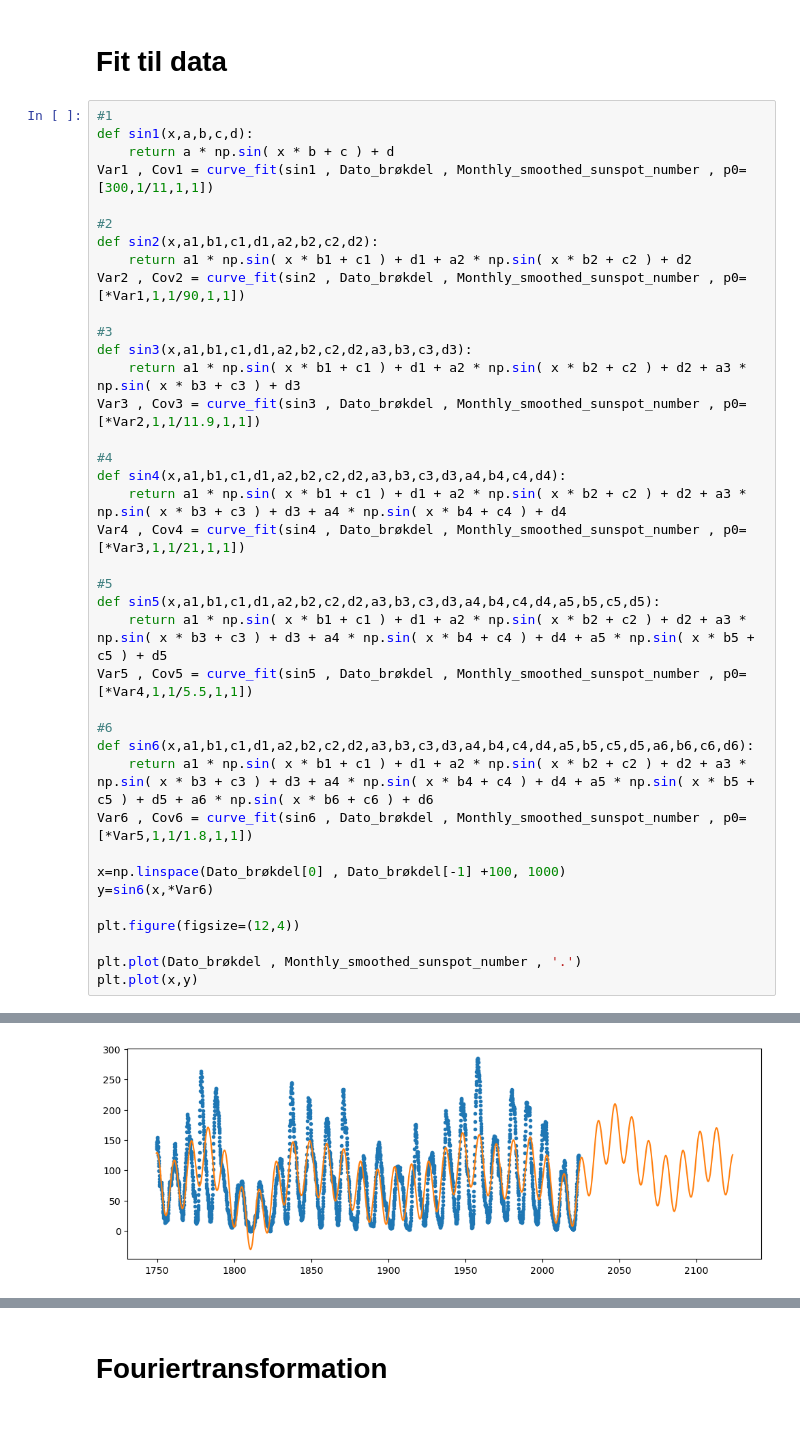
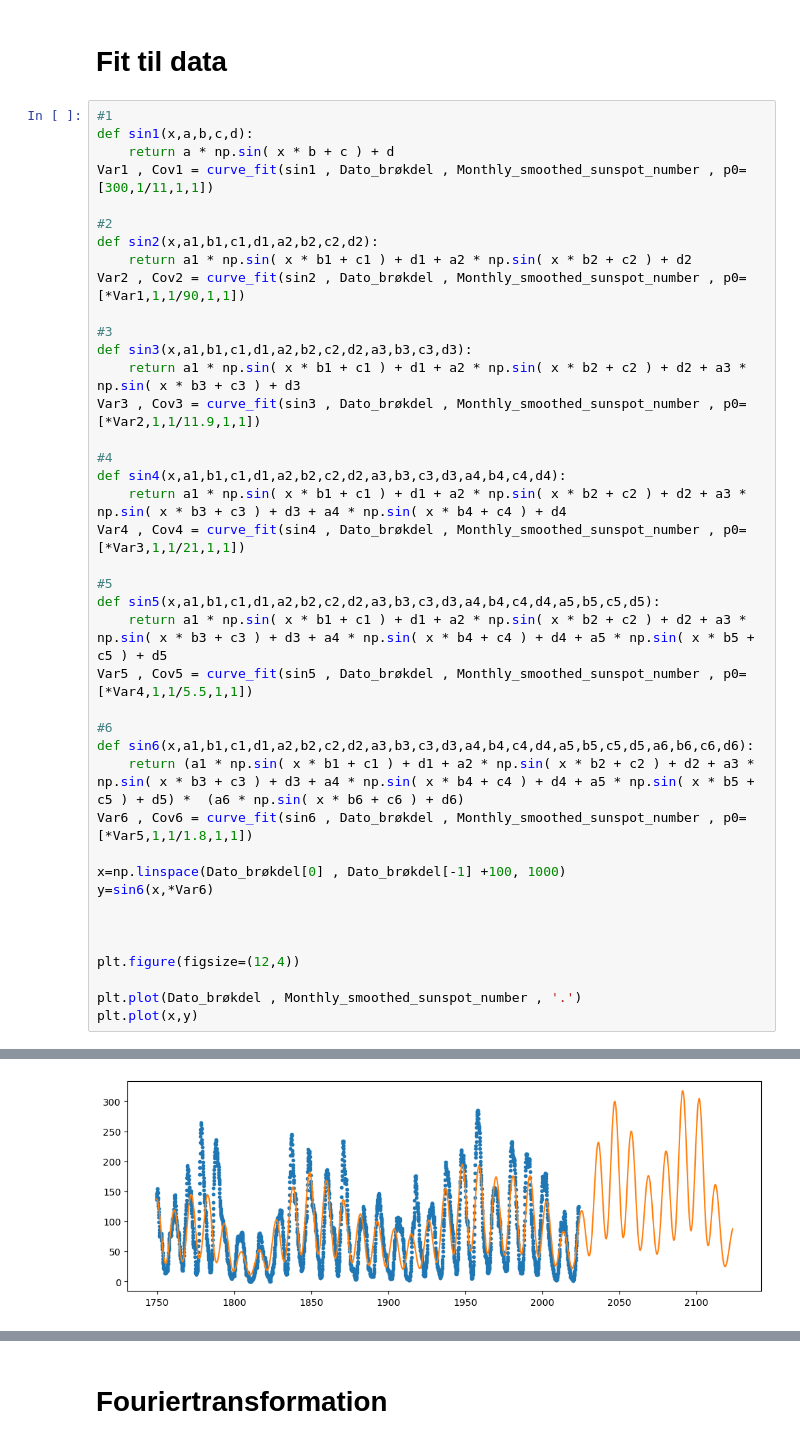
Before and after one commit to Focus9752/Solpletter_projekt, a Jupyter notebook: ok/Solpletanalyse.ipynb, the cells around one changed output, grey strips where cells are left out. Drawn from its saved outputs; the diff is of its cells as text.

```diff
--- a/ok/Solpletanalyse.ipynb
+++ b/ok/Solpletanalyse.ipynb
@@ -114,12 +114,14 @@ Var5 , Cov5 = curve_fit(sin5 , Dato_brøkdel , Monthly_smoothed_sunspot_number ,
 
 #6
 def sin6(x,a1,b1,c1,d1,a2,b2,c2,d2,a3,b3,c3,d3,a4,b4,c4,d4,a5,b5,c5,d5,a6,b6,c6,d6):
-    return a1 * np.sin( x * b1 + c1 ) + d1 + a2 * np.sin( x * b2 + c2 ) + d2 + a3 * np.sin( x * b3 + c3 ) + d3 + a4 * np.sin( x * b4 + c4 ) + d4 + a5 * np.sin( x * b5 + c5 ) + d5 + a6 * np.sin( x * b6 + c6 ) + d6
+    return (a1 * np.sin( x * b1 + c1 ) + d1 + a2 * np.sin( x * b2 + c2 ) + d2 + a3 * np.sin( x * b3 + c3 ) + d3 + a4 * np.sin( x * b4 + c4 ) + d4 + a5 * np.sin( x * b5 + c5 ) + d5) *  (a6 * np.sin( x * b6 + c6 ) + d6)
 Var6 , Cov6 = curve_fit(sin6 , Dato_brøkdel , Monthly_smoothed_sunspot_number , p0=[*Var5,1,1/1.8,1,1])
 
 x=np.linspace(Dato_brøkdel[0] , Dato_brøkdel[-1] +100, 1000)
 y=sin6(x,*Var6)
 
+
+
 plt.figure(figsize=(12,4))
 
 plt.plot(Dato_brøkdel , Monthly_smoothed_sunspot_number , '.')
@@ -129 +131 @@ plt.plot(x,y)
-[figure, old version]
+[figure, new version]
```
Also changed, not shown: parts of 5 cells of this notebook, 2 other files.
